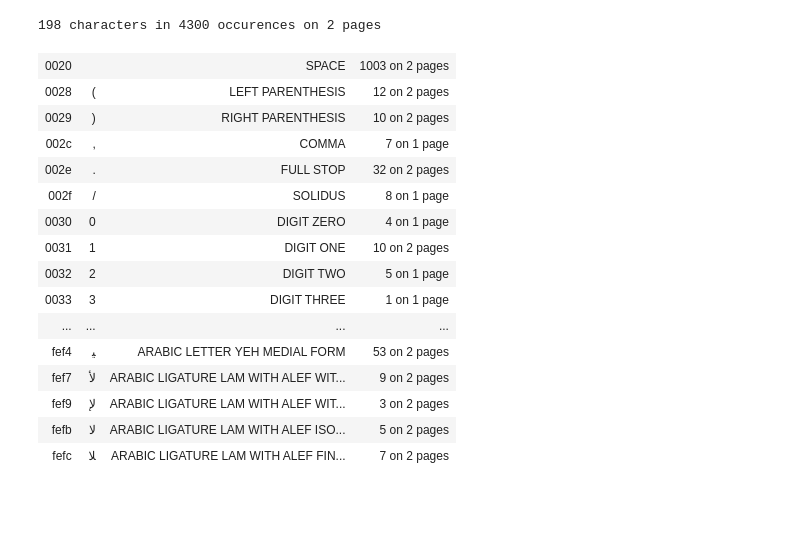
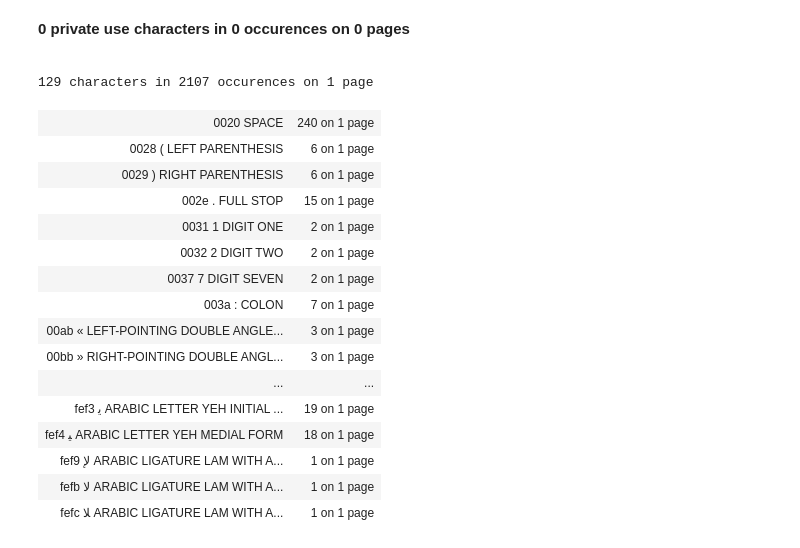
Before and after one commit to among/fusus, a Jupyter notebook: source/getTextPage.ipynb, the cells around one changed output. Drawn from its saved outputs; the diff is of its cells as text; code cells hidden in the pictures; blank space fills up the shorter version.

Commit message:
mapping private use characters in full swing

```diff
--- a/source/getTextPage.ipynb
+++ b/source/getTextPage.ipynb
@@ -23 +27,3 @@ showString("\ufedf\u064e\u0651")
+# %%
+testPages = "102"
 # %%
@@ -75,20 +55,24 @@ pprint(Lw.lines[100][2])
+# %%
+Lw.showUsedChars(testPages, onlyPuas=True, long=False)
+# %% [output]
+0 private use characters in 0 occurences on 0 pages
 # %%
-Lw.showInfo("100-101", onlyPuas=False, long=False)
+Lw.showUsedChars(testPages, onlyPuas=False, long=False)
 # %% [output]
-198 characters in 4300 occurences on 2 pages
+129 characters in 2107 occurences on 1 page
-| 0020 |  | SPACE | 1003 on 2 pages |
-| 0028 | ( | LEFT PARENTHESIS | 12 on 2 pages |
-| 0029 | ) | RIGHT PARENTHESIS | 10 on 2 pages |
-| 002c | , | COMMA | 7 on 1 page |
-| 002e | . | FULL STOP | 32 on 2 pages |
-| 002f | / | SOLIDUS | 8 on 1 page |
-| 0030 | 0 | DIGIT ZERO | 4 on 1 page |
-| 0031 | 1 | DIGIT ONE | 10 on 2 pages |
-| 0032 | 2 | DIGIT TWO | 5 on 1 page |
-| 0033 | 3 | DIGIT THREE | 1 on 1 page |
-| ... | ... | ... | ... |
-| fef4 | ﻴ | ARABIC LETTER YEH MEDIAL FORM | 53 on 2 pages |
-| fef7 | ﻷ | ARABIC LIGATURE LAM WITH ALEF WIT... | 9 on 2 pages |
-| fef9 | ﻹ | ARABIC LIGATURE LAM WITH ALEF WIT... | 3 on 2 pages |
-| fefb | ﻻ | ARABIC LIGATURE LAM WITH ALEF ISO... | 5 on 2 pages |
-| fefc | ﻼ | ARABIC LIGATURE LAM WITH ALEF FIN... | 7 on 2 pages |
+| 0020 SPACE | 240 on 1 page |
+| 0028 ( LEFT PARENTHESIS | 6 on 1 page |
+| 0029 ) RIGHT PARENTHESIS | 6 on 1 page |
+| 002e . FULL STOP | 15 on 1 page |
+| 0031 1 DIGIT ONE | 2 on 1 page |
+| 0032 2 DIGIT TWO | 2 on 1 page |
+| 0037 7 DIGIT SEVEN | 2 on 1 page |
+| 003a : COLON | 7 on 1 page |
+| 00ab « LEFT-POINTING DOUBLE ANGLE... | 3 on 1 page |
+| 00bb » RIGHT-POINTING DOUBLE ANGL... | 3 on 1 page |
+| ... | ... |
+| fef3 ﻳ ARABIC LETTER YEH INITIAL ... | 19 on 1 page |
+| fef4 ﻴ ARABIC LETTER YEH MEDIAL FORM | 18 on 1 page |
+| fef9 ﻹ ARABIC LIGATURE LAM WITH A... | 1 on 1 page |
+| fefb ﻻ ARABIC LIGATURE LAM WITH A... | 1 on 1 page |
+| fefc ﻼ ARABIC LIGATURE LAM WITH A... | 1 on 1 page |
```
Also changed, not shown: parts of 12 cells of this notebook, 1 other file.
